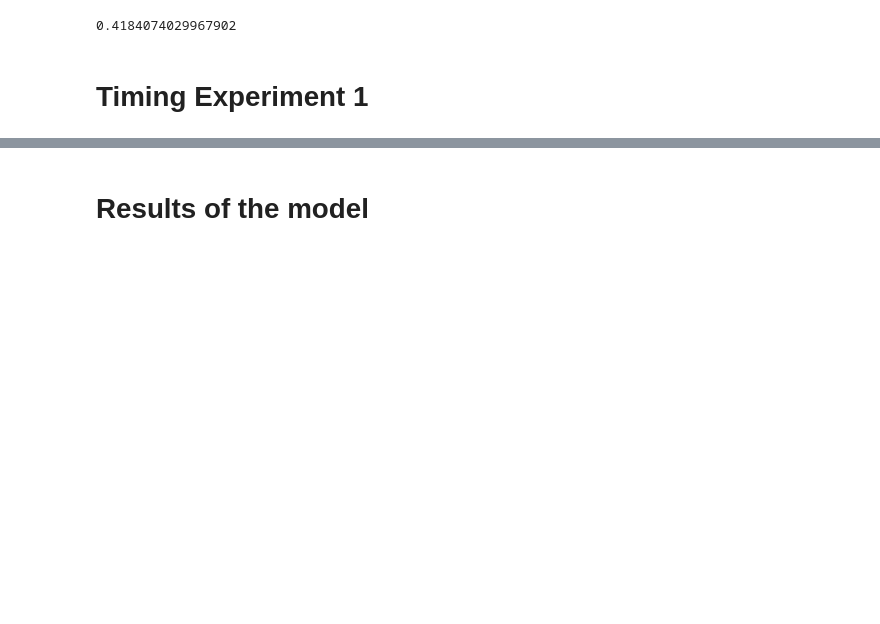
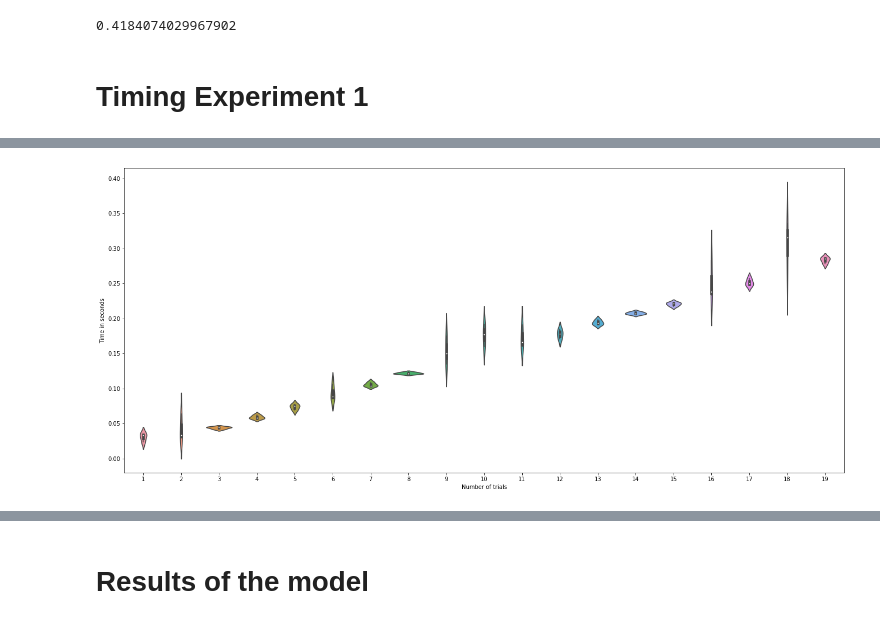
Before and after one commit to MichalisPanayides/AmbulanceDecisionGame, a Jupyter notebook: src/Jupyter/ciw/Experimenting with Ciw.ipynb, the cells around one changed output, grey strips where cells are left out. Saved outputs shown, nothing was run; the diff lists cells and outputs as text; code cells hidden in the pictures; blank space fills up the shorter version.

```diff
--- a/src/Jupyter/ciw/Experimenting with Ciw.ipynb
+++ b/src/Jupyter/ciw/Experimenting with Ciw.ipynb
@@ -144,0 +215,6 @@ plt.show()
+# %%
+plt.figure(figsize=(23,10))
+get_distribution_plot(times, kind="violin")
+plt.show()
+# %% [output]
+[figure, added]
```
Also changed, not shown: parts of 31 cells of this notebook, 1 other file.
